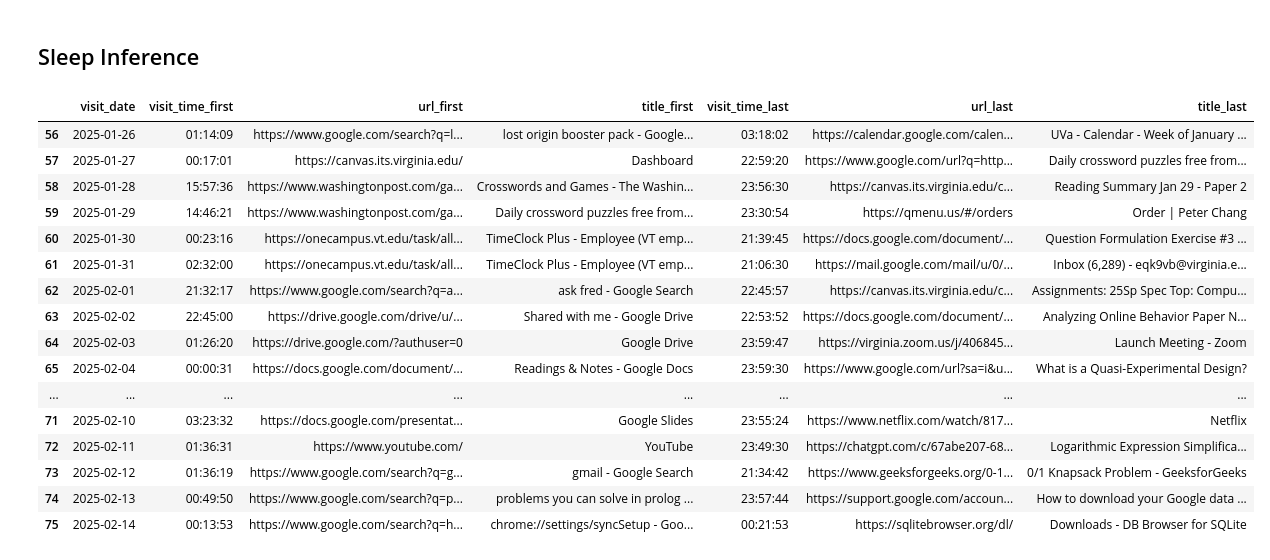
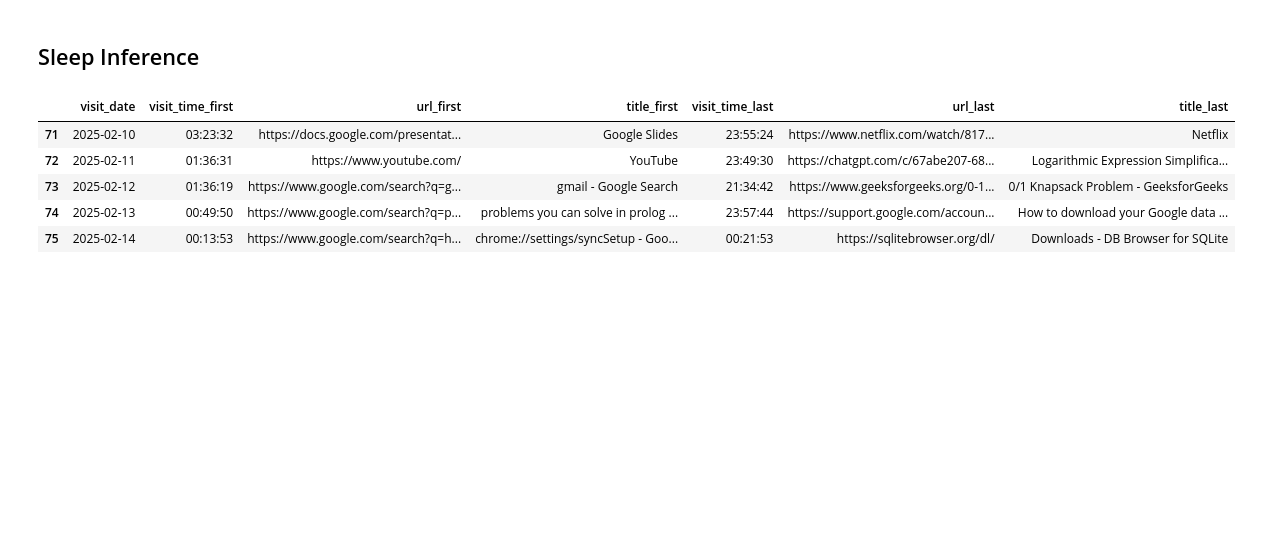
Before and after one commit to elaine-zhang12/google_takeout_sleep, a Jupyter notebook: cheryl_sleep_inference.ipynb, the cells around one changed output. Cells and saved outputs as stored; diff of their text form; code cells hidden in the pictures; blank space fills up the shorter version.

Commit message:
data viz ideas

```diff
--- a/cheryl_sleep_inference.ipynb
+++ b/cheryl_sleep_inference.ipynb
@@ -132,46 +132,32 @@ sleep_CB.tail()
 # %%
 # get the first and last visited websites per date
 
 def get_first_and_last_visits(df):
-    # Find first and last visited websites per date
+    # find first and last visited websites per date
     first_visits = df.loc[df.groupby("visit_date")["visit_time"].idxmin()]
     last_visits = df.loc[df.groupby("visit_date")["visit_time"].idxmax()]
 
-    # Select relevant columns
+    # select relevant columns
     first_visits = first_visits[["visit_date", "visit_time", "url", "title"]].rename(columns={
         "visit_time": "visit_time_first",
         "url": "url_first",
         "title": "title_first"
     })
 
     last_visits = last_visits[["visit_date", "visit_time", "url", "title"]].rename(columns={
         "visit_time": "visit_time_last",
         "url": "url_last",
         "title": "title_last"
     })
 
-    # Merge both DataFrames on visit_date to get one row per date
+    # merge both DataFrames on visit_date to get one row per date
     visit_summary = pd.merge(first_visits, last_visits, on="visit_date")
-
     return visit_summary
 
-# Example usage
 visit_summary_df = get_first_and_last_visits(chrome_history_CB)
-
-visit_summary_df.tail(20)
+visit_summary_df.tail()
 # %% [output]
 |  | visit_date | visit_time_first | url_first | title_first | visit_time_last | url_last | title_last |
-| 56 | 2025-01-26 | 01:14:09 | https://www.google.com/search?q=l... | lost origin booster pack - Google... | 03:18:02 | https://calendar.google.com/calen... | UVa - Calendar - Week of January ... |
-| 57 | 2025-01-27 | 00:17:01 | https://canvas.its.virginia.edu/ | Dashboard | 22:59:20 | https://www.google.com/url?q=http... | Daily crossword puzzles free from... |
-| 58 | 2025-01-28 | 15:57:36 | https://www.washingtonpost.com/ga... | Crosswords and Games - The Washin... | 23:56:30 | https://canvas.its.virginia.edu/c... | Reading Summary Jan 29 - Paper 2 |
-| 59 | 2025-01-29 | 14:46:21 | https://www.washingtonpost.com/ga... | Daily crossword puzzles free from... | 23:30:54 | https://qmenu.us/#/orders | Order | Peter Chang |
-| 60 | 2025-01-30 | 00:23:16 | https://onecampus.vt.edu/task/all... | TimeClock Plus - Employee (VT emp... | 21:39:45 | https://docs.google.com/document/... | Question Formulation Exercise #3 ... |
-| 61 | 2025-01-31 | 02:32:00 | https://onecampus.vt.edu/task/all... | TimeClock Plus - Employee (VT emp... | 21:06:30 | https://mail.google.com/mail/u/0/... | Inbox (6,289) - eqk9vb@virginia.e... |
-| 62 | 2025-02-01 | 21:32:17 | https://www.google.com/search?q=a... | ask fred - Google Search | 22:45:57 | https://canvas.its.virginia.edu/c... | Assignments: 25Sp Spec Top: Compu... |
-| 63 | 2025-02-02 | 22:45:00 | https://drive.google.com/drive/u/... | Shared with me - Google Drive | 22:53:52 | https://docs.google.com/document/... | Analyzing Online Behavior Paper N... |
-| 64 | 2025-02-03 | 01:26:20 | https://drive.google.com/?authuser=0 | Google Drive | 23:59:47 | https://virginia.zoom.us/j/406845... | Launch Meeting - Zoom |
-| 65 | 2025-02-04 | 00:00:31 | https://docs.google.com/document/... | Readings & Notes - Google Docs | 23:59:30 | https://www.google.com/url?sa=i&u... | What is a Quasi-Experimental Design? |
-| ... | ... | ... | ... | ... | ... | ... | ... |
 | 71 | 2025-02-10 | 03:23:32 | https://docs.google.com/presentat... | Google Slides | 23:55:24 | https://www.netflix.com/watch/817... | Netflix |
 | 72 | 2025-02-11 | 01:36:31 | https://www.youtube.com/ | YouTube | 23:49:30 | https://chatgpt.com/c/67abe207-68... | Logarithmic Expression Simplifica... |
 | 73 | 2025-02-12 | 01:36:19 | https://www.google.com/search?q=g... | gmail - Google Search | 21:34:42 | https://www.geeksforgeeks.org/0-1... | 0/1 Knapsack Problem - GeeksforGeeks |
```
Also changed, not shown: 1 other file.
